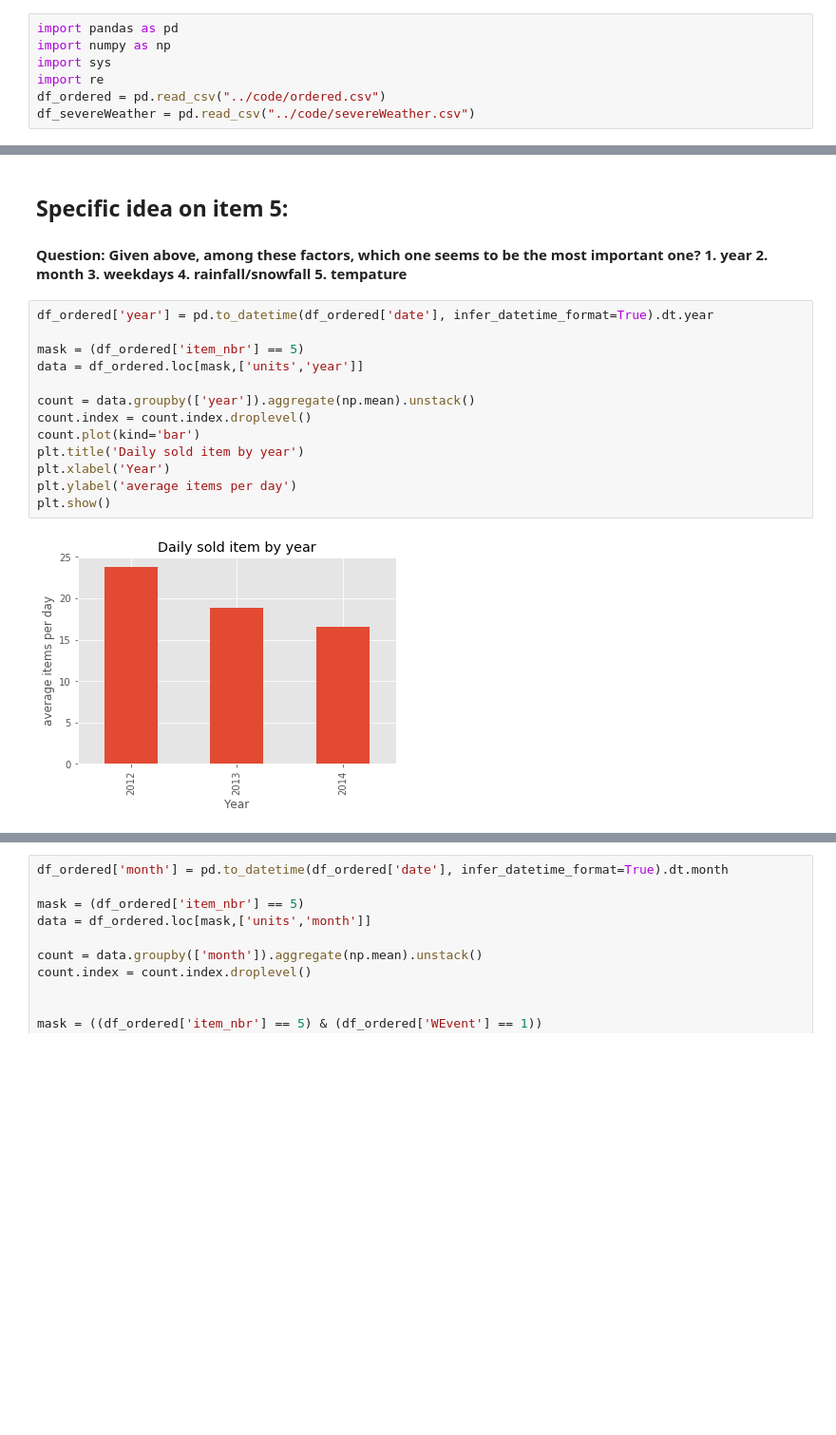
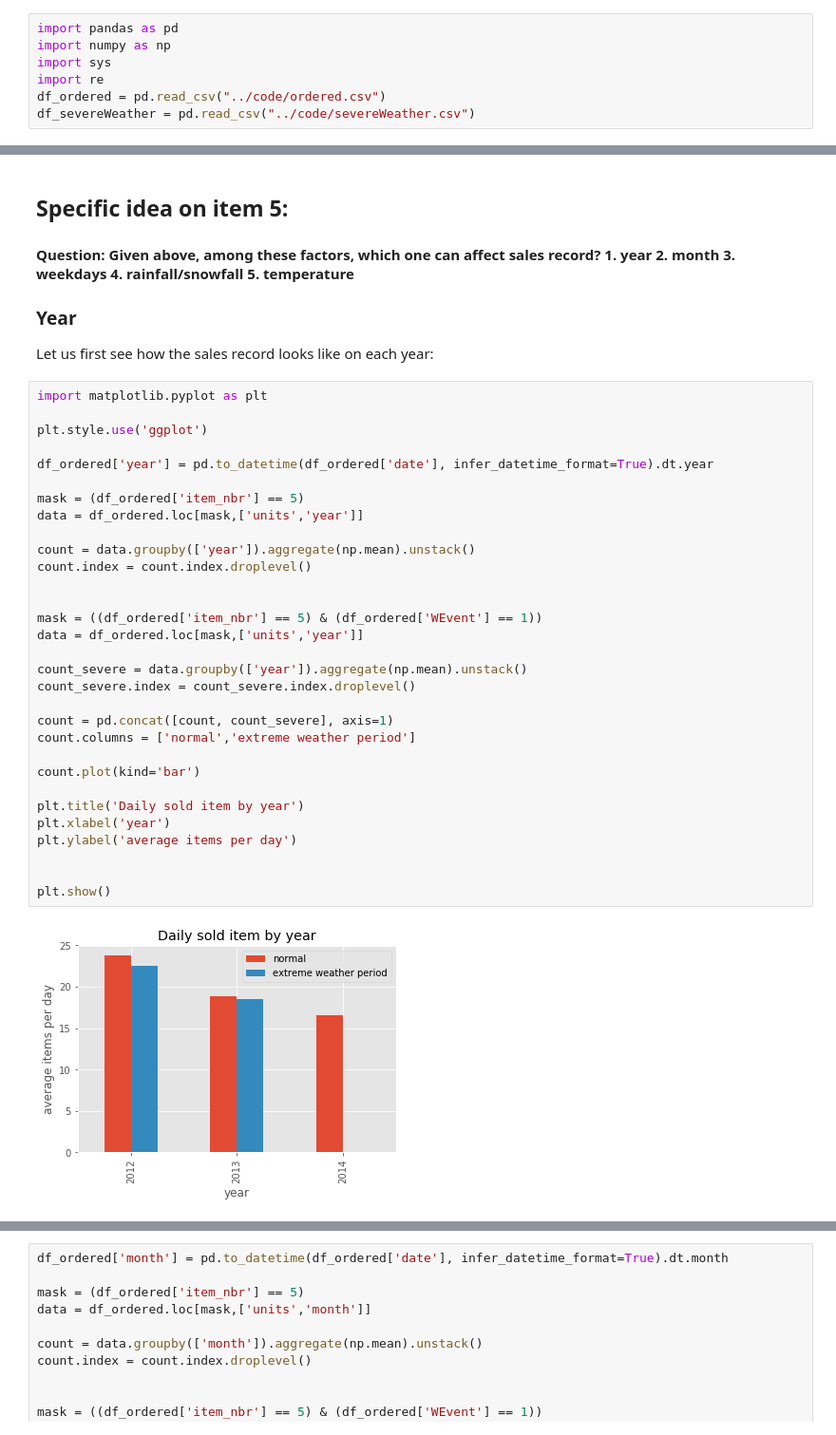
Before and after one commit to ZackCode/Capstone1_Walmert_Sales, a Jupyter notebook: recruiting-competition-practice/reports/data_storytelling_part_2.ipynb, the cells around one changed output, grey strips where cells are left out. Shown: that part at 95% size. Drawn from its saved outputs; the diff is of its cells as text; blank space fills up the shorter version.

```diff
--- a/recruiting-competition-practice/reports/data_storytelling_part_2.ipynb
+++ b/recruiting-competition-practice/reports/data_storytelling_part_2.ipynb
@@ -18,20 +26,42 @@ In the dataset, it seems that all the features in this dataset could affect sale
 # %% [markdown]
 ## Specific idea on item 5:
 
-<h4> Question: Given above, among these factors, which one seems to be the most important one? 1. year 2. month 3. weekdays 4. rainfall/snowfall 5. tempature
+<h4> Question: Given above, among these factors, which one can affect sales record? 1. year 2. month 3. weekdays 4. rainfall/snowfall 5. temperature
 </h4>
+
+### Year
+
+Let us first see how the sales record looks like on each year:
 # %%
+import matplotlib.pyplot as plt
+
+plt.style.use('ggplot')
+
 df_ordered['year'] = pd.to_datetime(df_ordered['date'], infer_datetime_format=True).dt.year
 
 mask = (df_ordered['item_nbr'] == 5)
 data = df_ordered.loc[mask,['units','year']]
 
 count = data.groupby(['year']).aggregate(np.mean).unstack()
 count.index = count.index.droplevel()
+
+
+mask = ((df_ordered['item_nbr'] == 5) & (df_ordered['WEvent'] == 1))
+data = df_ordered.loc[mask,['units','year']]
+
+count_severe = data.groupby(['year']).aggregate(np.mean).unstack()
+count_severe.index = count_severe.index.droplevel()
+
+count = pd.concat([count, count_severe], axis=1)
+count.columns = ['normal','extreme weather period']
+
 count.plot(kind='bar')
+
 plt.title('Daily sold item by year')
-plt.xlabel('Year')
+plt.xlabel('year')
 plt.ylabel('average items per day')
+
+
 plt.show()
 # %% [output]
-[figure, old version]
+[figure, new version]
```
Also changed, not shown: parts of 24 cells of this notebook.
